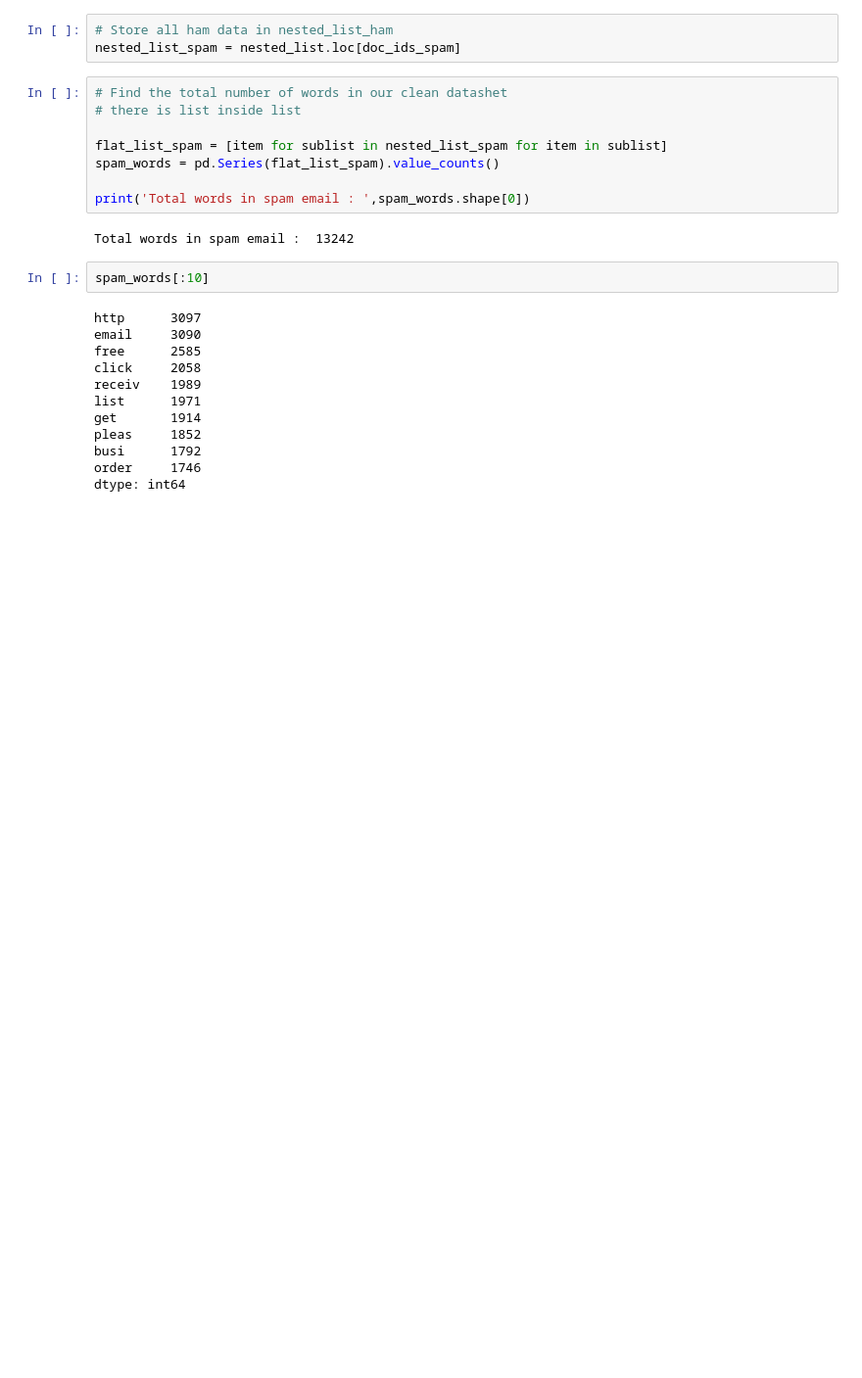
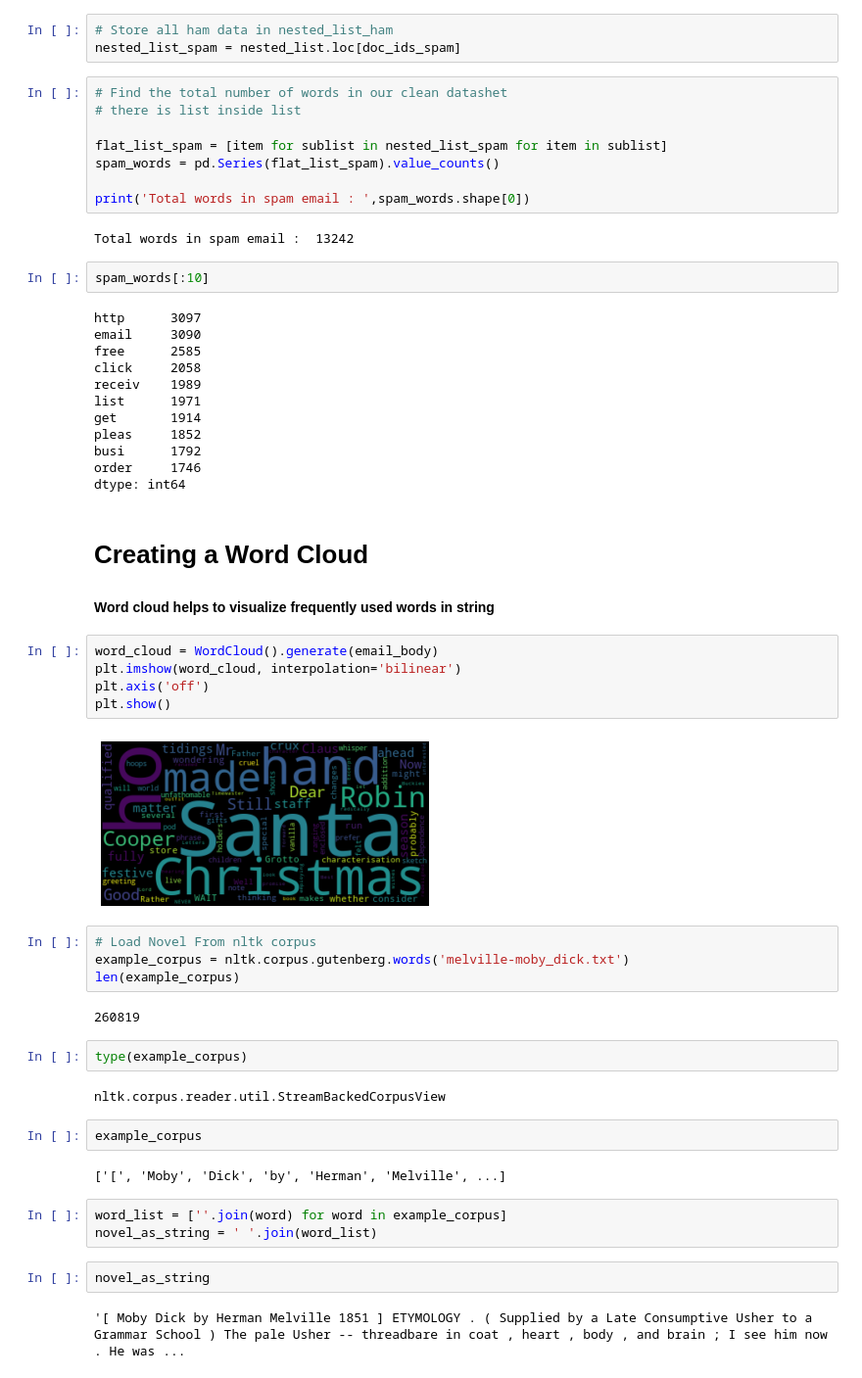
Before and after one commit to gautamrwx/machine-learning-assessment, a Jupyter notebook: 6-Bayes-Classifier_Pre-Processing.ipynb, the cells around one changed output. Shown at 98% size. Drawn from its saved outputs; the diff is of its cells as text; blank space fills up the shorter version.

```diff
--- a/6-Bayes-Classifier_Pre-Processing.ipynb
+++ b/6-Bayes-Classifier_Pre-Processing.ipynb
@@ -645,3 +662,35 @@ pleas     1852
 busi      1792
 order     1746
 dtype: int64
+# %% [markdown]
+# Creating a Word Cloud
+
+#### Word cloud helps to visualize frequently used words in string
+# %%
+word_cloud = WordCloud().generate(email_body)
+plt.imshow(word_cloud, interpolation='bilinear')
+plt.axis('off')
+plt.show()
+# %% [output]
+[figure, added]
+# %%
+# Load Novel From nltk corpus
+example_corpus = nltk.corpus.gutenberg.words('melville-moby_dick.txt')
+len(example_corpus)
+# %% [output]
+260819
+# %%
+type(example_corpus)
+# %% [output]
+nltk.corpus.reader.util.StreamBackedCorpusView
+# %%
+example_corpus
+# %% [output]
+['[', 'Moby', 'Dick', 'by', 'Herman', 'Melville', ...]
+# %%
+word_list = [''.join(word) for word in example_corpus]
+novel_as_string = ' '.join(word_list)
+# %%
+novel_as_string
+# %% [output]
+'[ Moby Dick by Herman Melville 1851 ] ETYMOLOGY . ( Supplied by a Late Consumptive Usher to a Grammar School ) The pale Usher -- threadbare in coat , heart , body , and brain ; I see him now . He was ...
```
Also changed, not shown: parts of 80 cells of this notebook, 11 other files.
